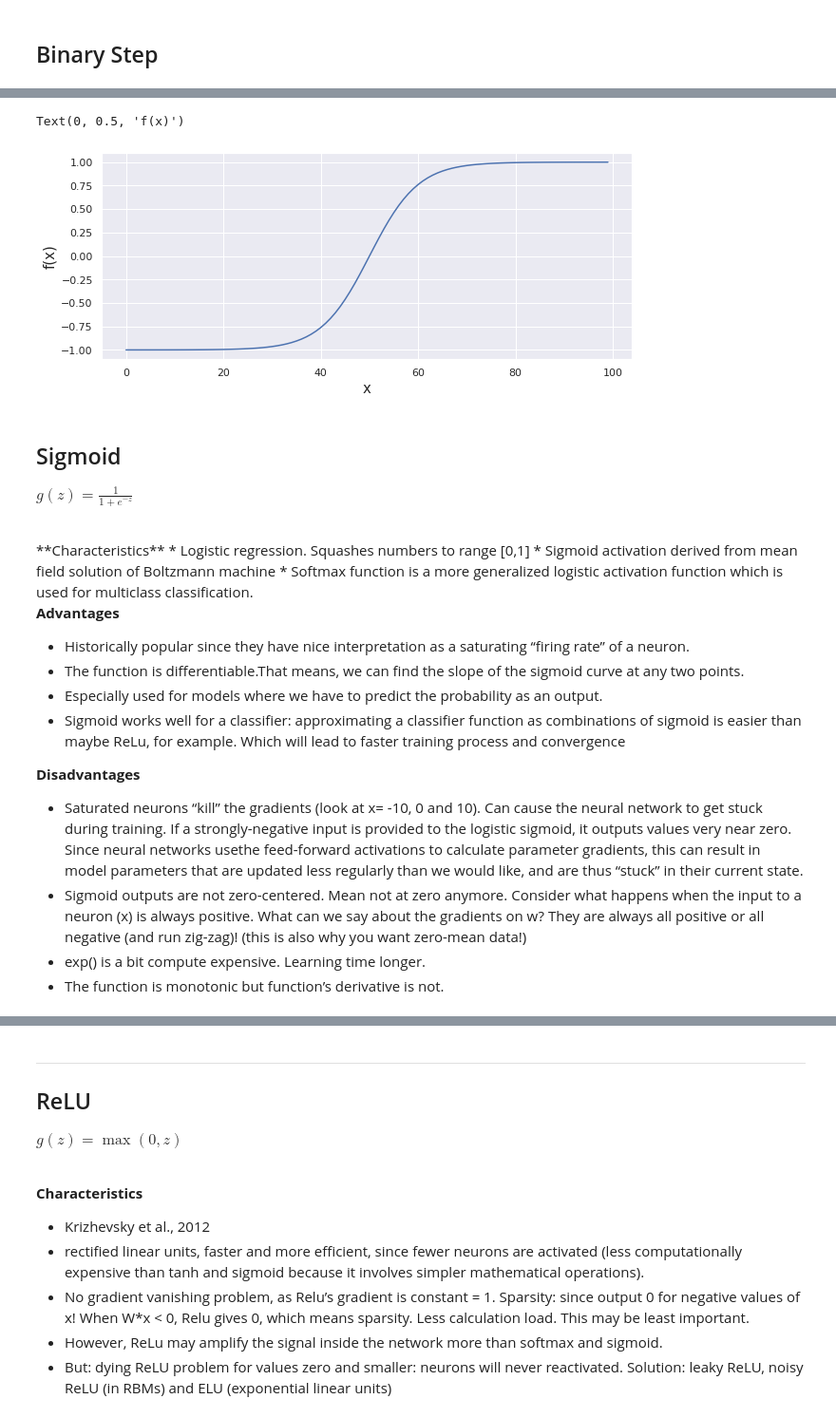
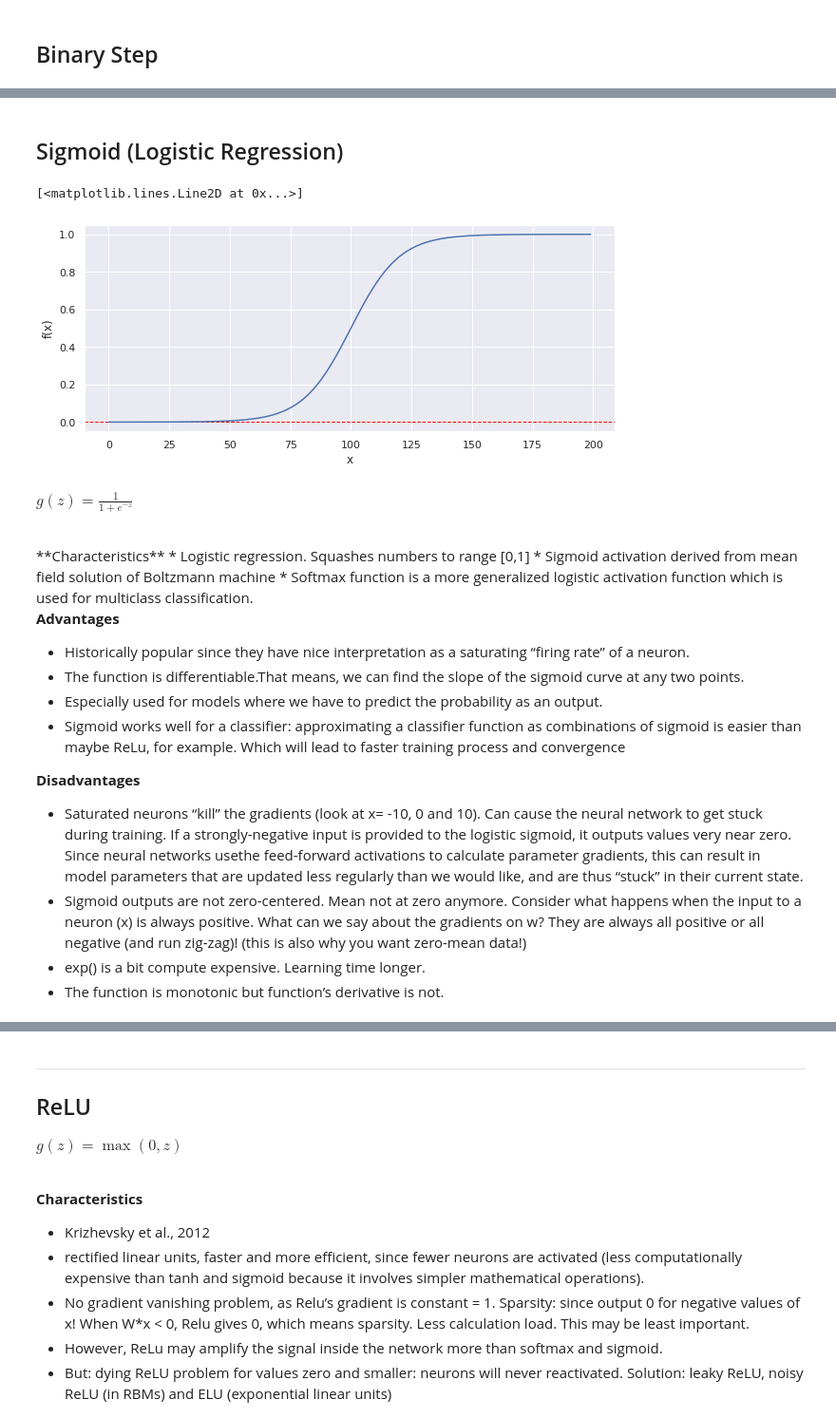
Before and after one commit to deltorobarba/sciences, a Jupyter notebook: activation.ipynb, the cells around one changed output, grey strips where cells are left out. Shown at 95% size. Drawn from its saved outputs; the diff is of its cells as text; code cells hidden in the pictures.

```diff
--- a/activation.ipynb
+++ b/activation.ipynb
@@ -85,19 +80,14 @@ plt.plot(1.7159 * np.tanh(2/3 * x))
-# %%
-import seaborn as sns
-x = np.arange(-5, 5, 0.1)
-sns.set(rc={'figure.figsize':(10, 4)})
-
-plt.plot(np.tanh(x))
-plt.grid(True)
-plt.xlabel('x', fontsize=15)
-plt.ylabel('f(x)', fontsize=15)
-# plt.savefig('tanh.svg', format='svg')
-# %% [output]
-Text(0, 0.5, 'f(x)')
-[figure, removed]
+# %% [markdown]
+## Sigmoid (Logistic Regression)
+# %%
+x = np.arange(-10, 10, 0.1)
+plt.xlabel('x'), plt.ylabel('f(x)')
+plt.axhline(y=0, color='red', linestyle='--', linewidth=1.0);
+plt.plot(1 / (1 + np.exp(-x)))
+# %% [output]
+[<matplotlib.lines.Line2D at 0x...>]
+[figure, added]
 # %% [markdown]
-## Sigmoid
-
 $g(z)=\frac{1}{1+e^{-z}}$
 
 <br>
```
Also changed, not shown: parts of 8 cells of this notebook.
